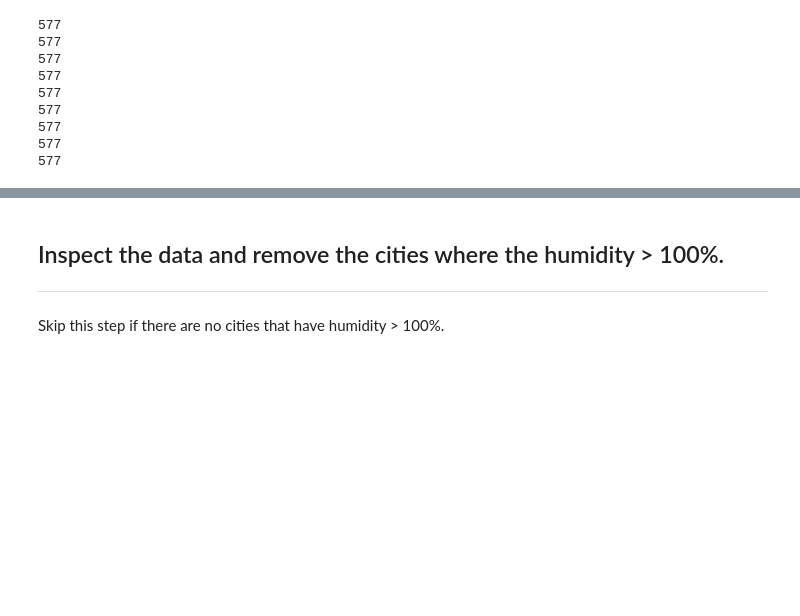
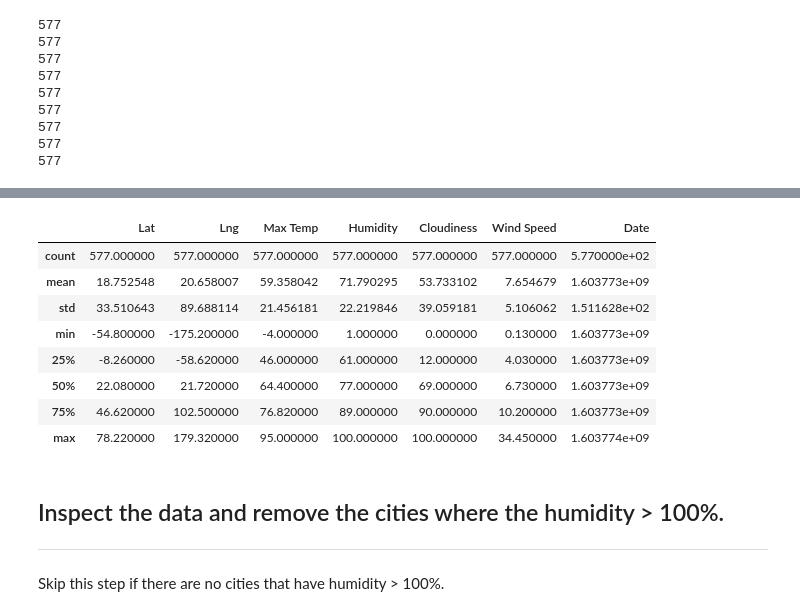
Before and after one commit to mgood13/python-api-challenge, a Jupyter notebook: WeatherPy/WeatherPy.ipynb, the cells around one changed output, grey strips where cells are left out. Cells and saved outputs as stored; diff of their text form; code cells hidden in the pictures; blank space fills up the shorter version.

```diff
--- a/WeatherPy/WeatherPy.ipynb
+++ b/WeatherPy/WeatherPy.ipynb
@@ -154,3 +144,15 @@ weather_df.head()
+# %%
+weather_df.describe()
+# %% [output]
+|  | Lat | Lng | Max Temp | Humidity | Cloudiness | Wind Speed | Date |
+| count | 577.000000 | 577.000000 | 577.000000 | 577.000000 | 577.000000 | 577.000000 | 5.770000e+02 |
+| mean | 18.752548 | 20.658007 | 59.358042 | 71.790295 | 53.733102 | 7.654679 | 1.603773e+09 |
+| std | 33.510643 | 89.688114 | 21.456181 | 22.219846 | 39.059181 | 5.106062 | 1.511628e+02 |
+| min | -54.800000 | -175.200000 | -4.000000 | 1.000000 | 0.000000 | 0.130000 | 1.603773e+09 |
+| 25% | -8.260000 | -58.620000 | 46.000000 | 61.000000 | 12.000000 | 4.030000 | 1.603773e+09 |
+| 50% | 22.080000 | 21.720000 | 64.400000 | 77.000000 | 69.000000 | 6.730000 | 1.603773e+09 |
+| 75% | 46.620000 | 102.500000 | 76.820000 | 89.000000 | 90.000000 | 10.200000 | 1.603773e+09 |
+| max | 78.220000 | 179.320000 | 95.000000 | 100.000000 | 100.000000 | 34.450000 | 1.603774e+09 |
 # %% [markdown]
 ## Inspect the data and remove the cities where the humidity > 100%.
 ----
```
Also changed, not shown: parts of 2 cells of this notebook, 1 other file.
